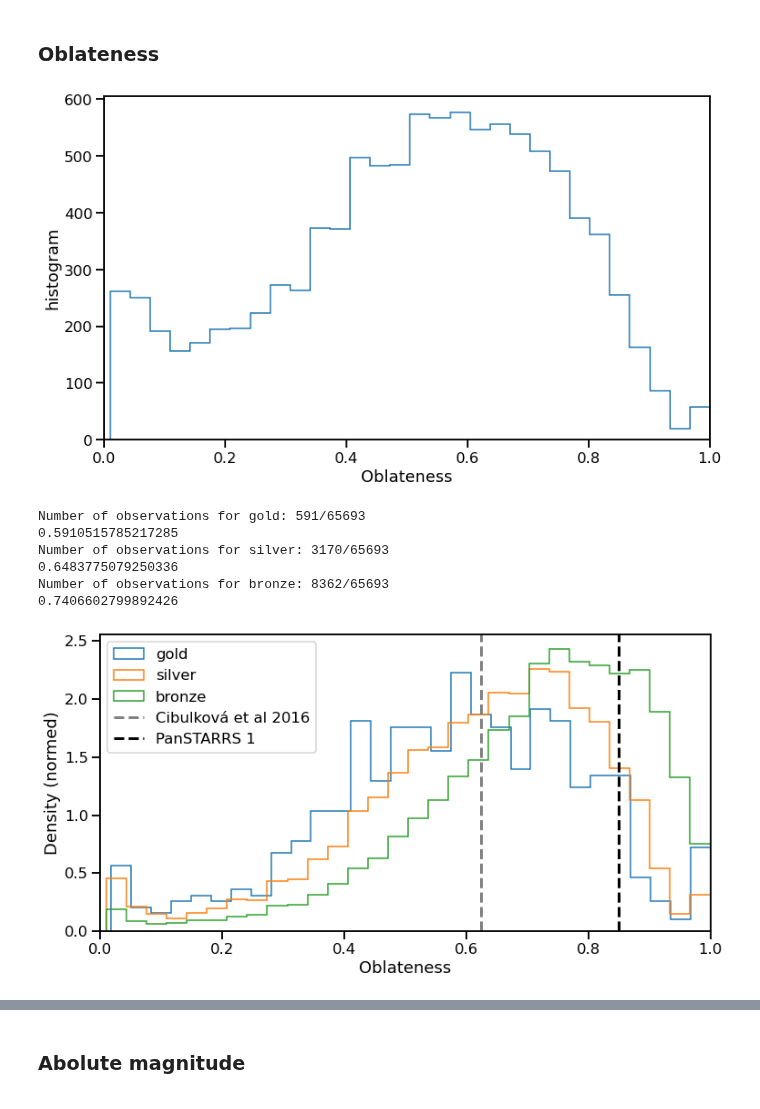
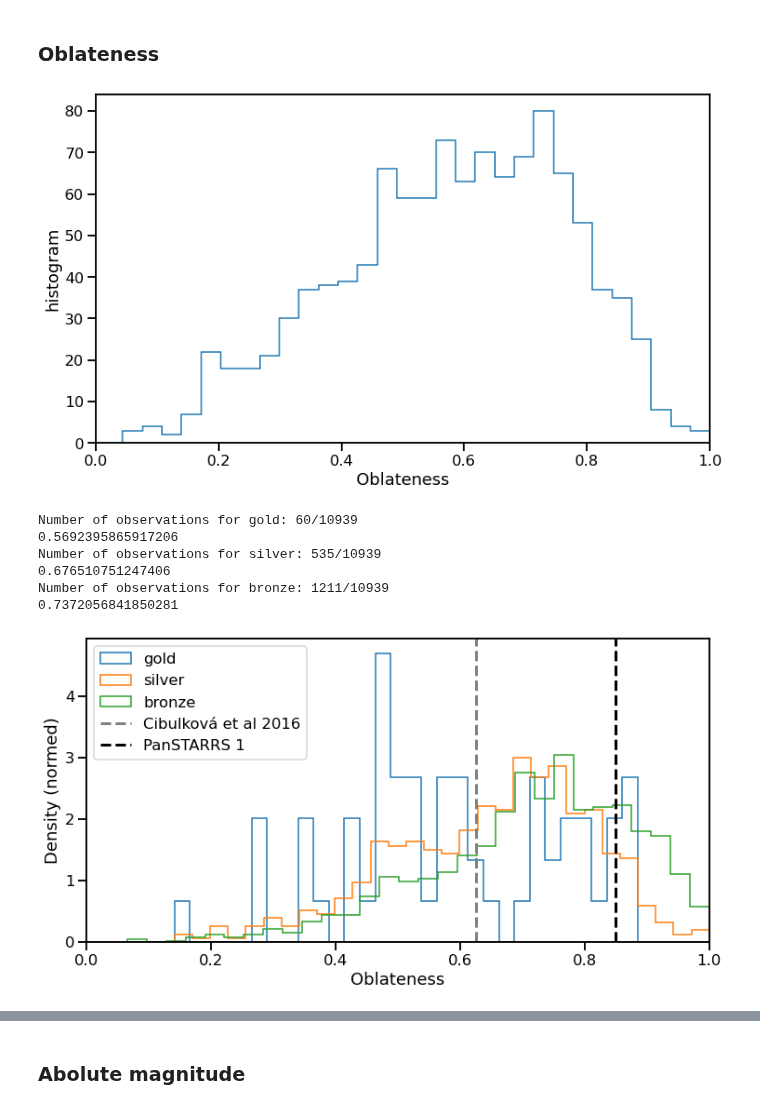
Before and after one commit to astrolabsoftware/fink-tutorials, a Jupyter notebook: sso/outbursts/notebooks/spin_parameters.ipynb, the cells around one changed output, grey strips where cells are left out. Saved outputs shown, nothing was run; the diff lists cells and outputs as text; code cells hidden in the pictures.

```diff
--- a/sso/outbursts/notebooks/spin_parameters.ipynb
+++ b/sso/outbursts/notebooks/spin_parameters.ipynb
@@ -306,5 +317,5 @@ plt.show()
 # %%
-data = SSO(paths, flavor='bronze')
+data = SSO(paths, flavor='bronze', nowrap=nowrap)
 Ns = data.pdf['orbital_elements.node_longitude.value']
 
 fig, axes = plt.subplots(2, 2, figsize=(12, 12), sharex=True, sharey=True)
@@ -327,10 +338,10 @@ for j in range(2):
         shift += 90
 
 #         axes[j, k].set_yscale('log')
-        axes[j, k].legend(ncol=2, loc='lower left')
+        axes[j, k].legend(ncol=2, loc='upper left')
 plt.xlabel(r'$\lambda_0$ [deg]')
 plt.ylabel('density (normed)')
-plt.xlim(0, 180)
-plt.savefig('../plots/papers/l0_omega.png', dpi=150)
+# plt.xlim(0, 180)
+# plt.savefig('../plots/papers/l0_omega.png', dpi=150)
 plt.show()
 # %% [output]
@@ -340,12 +351,12 @@ plt.show()
 # %%
 fig = plt.figure(figsize=(12, 7))
 
-data = SSO(paths, flavor='silver')
+data = SSO(paths, flavor='silver', nowrap=nowrap)
 
 plt.hist(np.sin(data.b.rad), bins=30, histtype='step', density=False)
 plt.xlabel(r'$\sin \beta_0$')
 plt.ylabel('histogram')
-plt.xlim(0, 1)
-plt.savefig('../plots/papers/b0.png', dpi=150)
+# plt.xlim(0, 1)
+# plt.savefig('../plots/papers/b0.png', dpi=150)
 plt.show()
 # %% [output]
@@ -353,7 +364,7 @@ plt.show()
 # %%
 fig = plt.figure(figsize=(12, 6))
 for flavor in ['gold', 'silver', 'bronze']:
-    data = SSO(paths, flavor=flavor)
+    data = SSO(paths, flavor=flavor, nowrap=nowrap)
     print('Number of observations for {}: {}/{}'.format(flavor, data.output_size, data.input_size))
     plt.hist(
         np.sin(data.b.rad),
@@ -367,7 +378,7 @@ for flavor in ['gold', 'silver', 'bronze']:
 plt.legend(loc='lower right')
 plt.xlabel(r'$\sin \beta_0$ [deg]')
 plt.ylabel('Density (normed)')
-plt.xlim(0, 1)
-plt.savefig('../plots/papers/b0_density.png', dpi=150)
+# plt.xlim(0, 1)
+# plt.savefig('../plots/papers/b0_density.png', dpi=150)
 plt.show()
 # %% [output]
@@ -380,50 +391,50 @@ Number of observations for bronze: 50900/65693
 # %%
 fig = plt.figure(figsize=(12, 7))
 
-data = SSO(paths, flavor='silver')
+data = SSO(paths, flavor='silver', nowrap=nowrap)
 
 plt.hist(data.R[data.R/data.dR > 1], bins=30, histtype='step', density=False)
 plt.xlabel(r'Oblateness')
 plt.ylabel('histogram')
 plt.xlim(0, 1)
-plt.savefig('../plots/papers/oblateness_silver.png', dpi=150)
+# plt.savefig('../plots/papers/oblateness_silver.png', dpi=150)
 plt.show()
 # %% [output]
-[figure, old version]
+[figure, new version]
 # %%
 fig = plt.figure(figsize=(12, 6))
 for flavor in ['gold', 'silver', 'bronze']:
-    data = SSO(paths, flavor=flavor)
+    data = SSO(paths, flavor=flavor, nowrap=nowrap)
     m = data.R/data.dR > 3
 
     print('Number of observations for {}: {}/{}'.format(flavor, len(data.R[m]), data.input_size))
 
     n, bins, _ = plt.hist(
         data.R[m],
         bins=30,
         histtype='step',
         label=flavor,
         density=True
     )
     print(np.median(data.R[m]))
 
 # plt.yscale('log')
 plt.axvline(1/1.6, ls='--', lw=3, color='grey', label='Cibulková et al 2016')
 plt.axvline(0.85, ls='--', lw=3, color='black', label='PanSTARRS 1')
 plt.legend(loc='upper left')
 plt.xlabel(r'Oblateness')
 plt.ylabel('Density (normed)')
 plt.xlim(0, 1)
-plt.savefig('../plots/papers/oblateness_density.png', dpi=150)
+# plt.savefig('../plots/papers/oblateness_density.png', dpi=150)
 plt.show()
 # %% [output]
-Number of observations for gold: 591/65693
-0.5910515785217285
-Number of observations for silver: 3170/65693
-0.6483775079250336
-Number of observations for bronze: 8362/65693
-0.7406602799892426
+Number of observations for gold: 60/10939
+0.5692395865917206
+Number of observations for silver: 535/10939
+0.676510751247406
+Number of observations for bronze: 1211/10939
+0.7372056841850281
-[figure, old version]
+[figure, new version]
 # %%
 fig = plt.figure(figsize=(12, 6))
 for flavor in ['gold', 'silver', 'bronze']:
```
Also changed, not shown: parts of 19 cells of this notebook.
